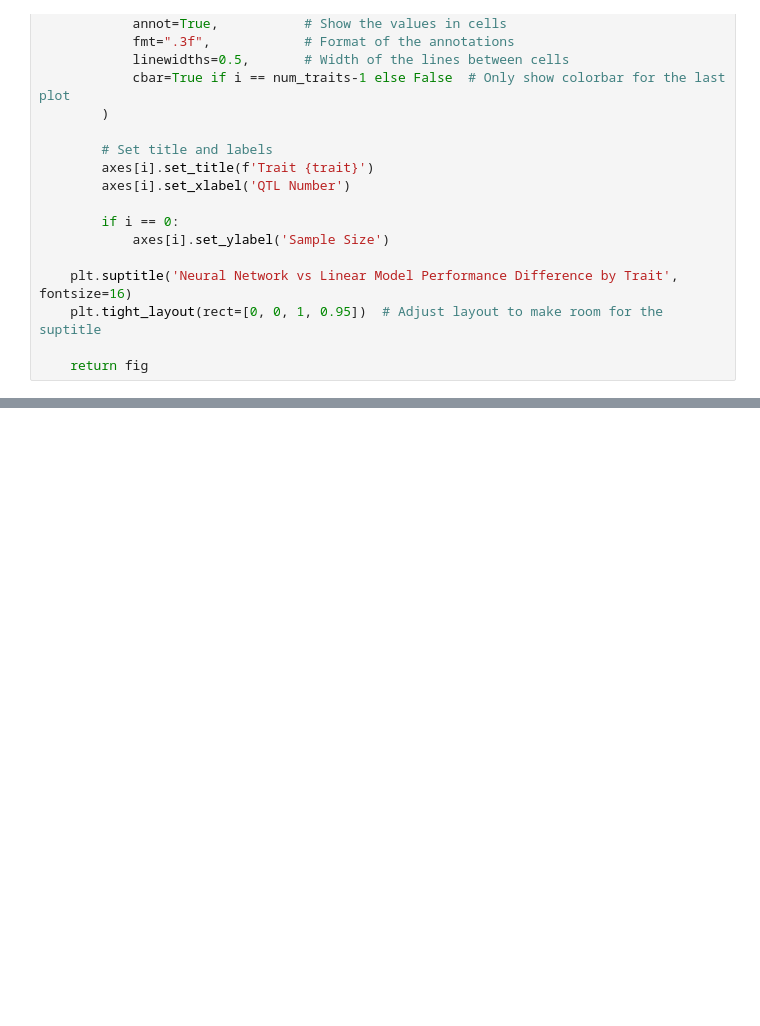
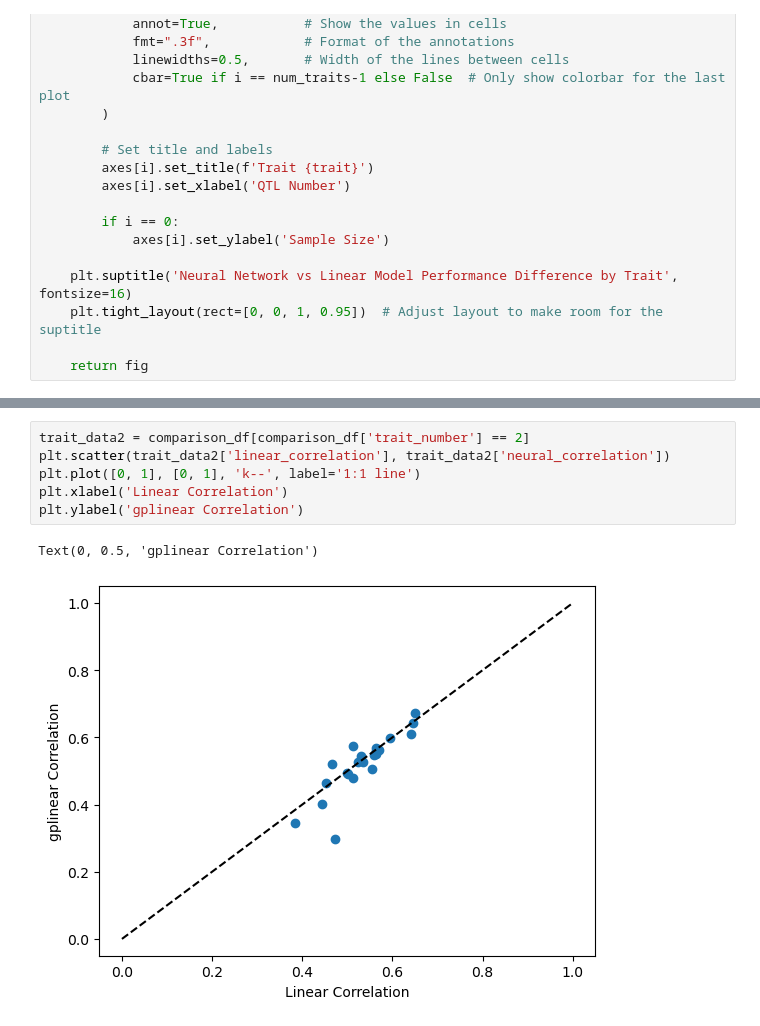
Before and after one commit to Arcadia-Science/2025-epistasis-dl-quantgen, a Jupyter notebook: workflow_sims/alphasimr_mini_snakemake/plot_models.ipynb, the cells around one changed output, grey strips where cells are left out. Cells and saved outputs as stored; diff of their text form; blank space fills up the shorter version.

```diff
--- a/workflow_sims/alphasimr_mini_snakemake/plot_models.ipynb
+++ b/workflow_sims/alphasimr_mini_snakemake/plot_models.ipynb
@@ -266,0 +333,9 @@ pl3.show()
+# %%
+trait_data2 = comparison_df[comparison_df['trait_number'] == 2]
+plt.scatter(trait_data2['linear_correlation'], trait_data2['neural_correlation'])
+plt.plot([0, 1], [0, 1], 'k--', label='1:1 line')
+plt.xlabel('Linear Correlation')
+plt.ylabel('gplinear Correlation')
+# %% [output]
+Text(0, 0.5, 'gplinear Correlation')
+[figure, added]
```
Also changed, not shown: parts of 6 cells of this notebook, 1 other file.
